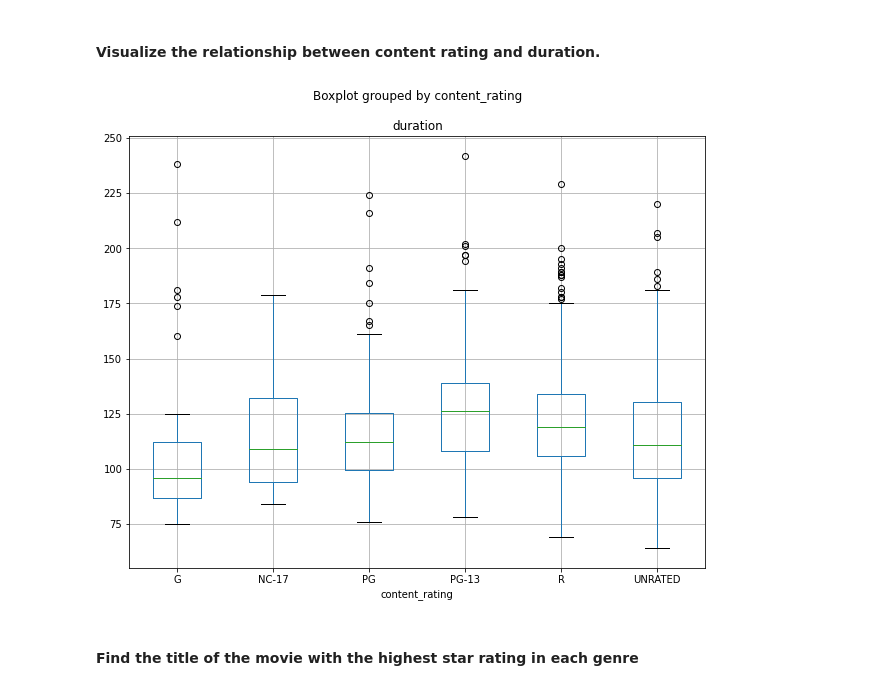
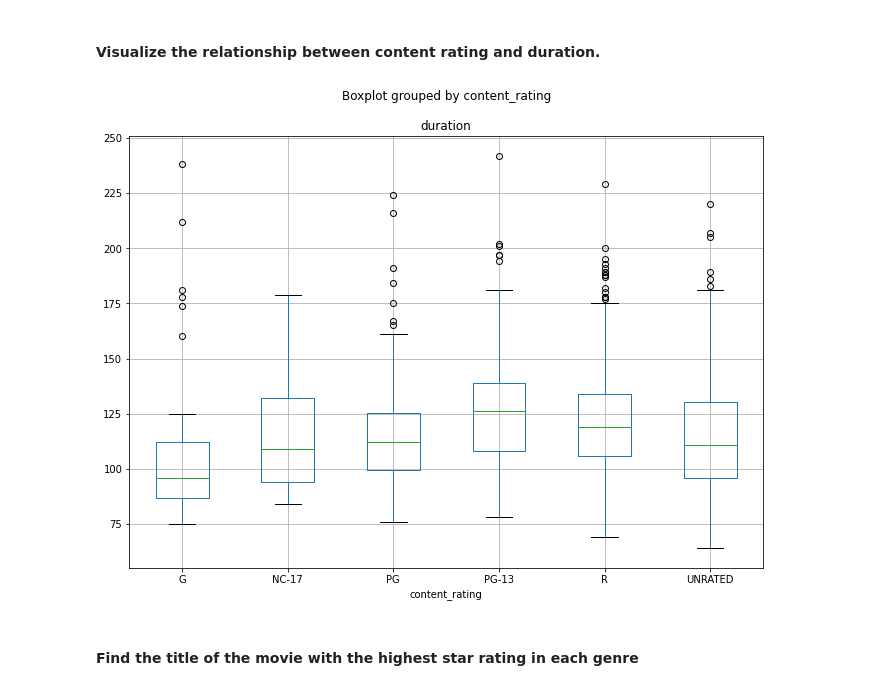
Before and after one commit to BaVPhan/datr-10-11-21-unit2_project, a Jupyter notebook: Projects/unit2_project-main/imdb.ipynb, the cells around one changed output. Saved outputs shown, nothing was run; the diff lists cells and outputs as text; code cells hidden in the pictures.

```diff
--- a/Projects/unit2_project-main/imdb.ipynb
+++ b/Projects/unit2_project-main/imdb.ipynb
@@ -266,9 +266,9 @@ Name: duration, dtype: float64
 # %%
 # Answer:
 
-ax = movies.boxplot(column = 'duration', by = 'content_rating', figsize= (10, 8))
+ax = movies.boxplot(column = 'duration', by = 'content_rating', figsize= (11, 8))
 # %% [output]
-[figure, old version]
+[figure, new version]
 # %% [markdown]
 #### Find the title of the movie with the highest star rating in each genre
 # %%
```
